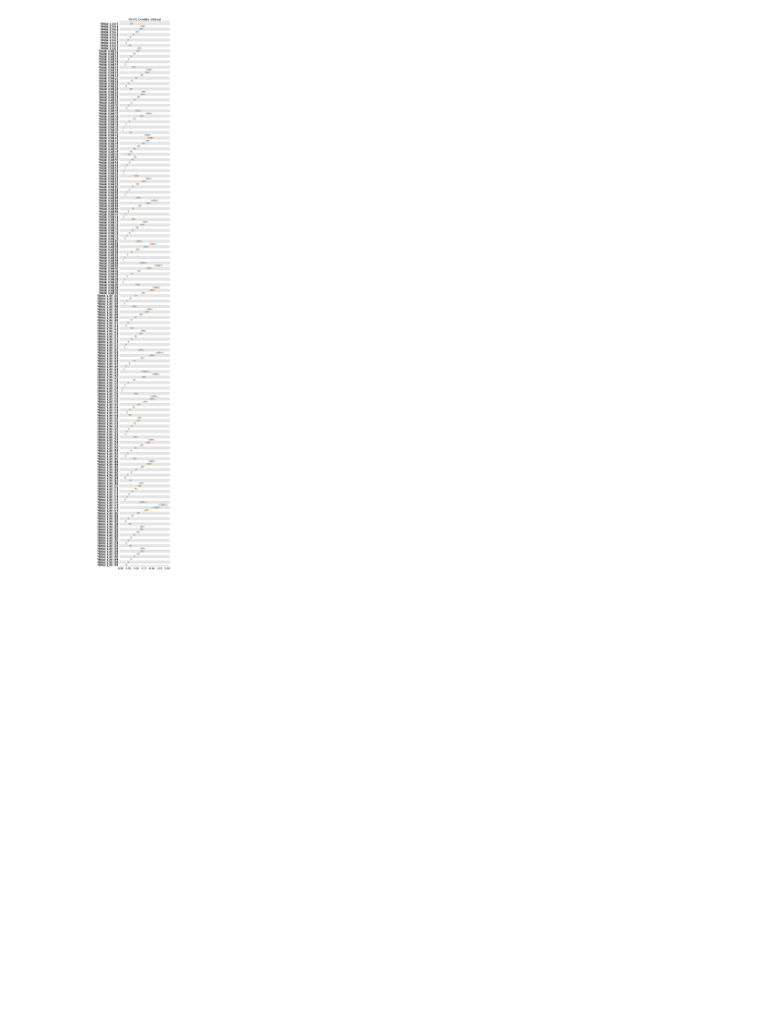
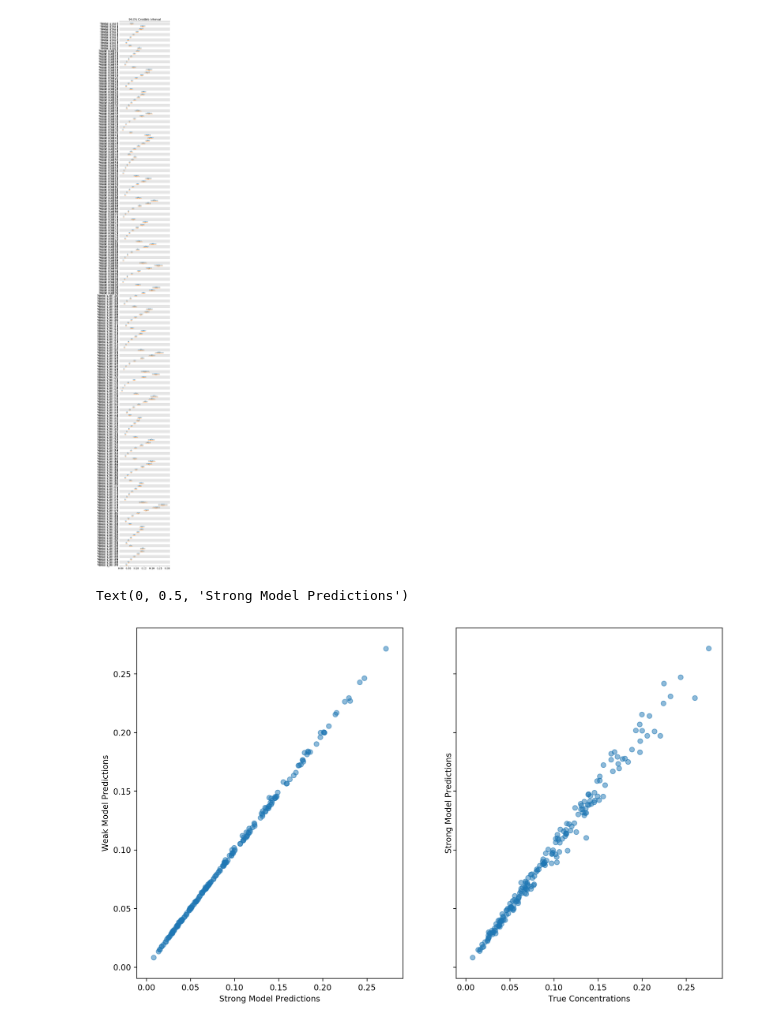
Before and after one commit to Dpananos/PKBayes, a Jupyter notebook: RegressionExperiment.ipynb, the cells around one changed output. Saved outputs shown, nothing was run; the diff lists cells and outputs as text; code cells hidden in the pictures; blank space fills up the shorter version.

```diff
--- a/RegressionExperiment.ipynb
+++ b/RegressionExperiment.ipynb
@@ -117,0 +106,29 @@ az.plot_forest
+# %%
+predictions = summarize_posterior(strong_data, 'y_est', 'pred')
+ppc = summarize_ppc(strong_data,'Yobs','ppc')
+
+strong_sum = df.join(predictions).join(ppc)
+
+predictions = summarize_posterior(weak_data, 'y_est', 'pred')
+ppc = summarize_ppc(weak_data,'Yobs','ppc')
+
+weak_sum = df.join(predictions).join(ppc)
+
+
+
+
+fig, ax = plt.subplots(dpi=120, ncols=2, figsize = (13,8), sharex = True, sharey=True)
+
+ax = ax.ravel()
+
+ax[0].scatter(strong_sum.pred_pred, weak_sum.pred_pred, alpha = 0.5)
+ax[0].set_xlabel('Strong Model Predictions')
+ax[0].set_ylabel('Weak Model Predictions')
+
+
+ax[1].scatter(strong_sum.y, strong_sum.pred_pred, alpha = 0.5)
+ax[1].set_xlabel('True Concentrations')
+ax[1].set_ylabel('Strong Model Predictions')
+# %% [output]
+Text(0, 0.5, 'Strong Model Predictions')
+[figure, added]
```
Also changed, not shown: parts of 2 cells of this notebook, 8 other files.
